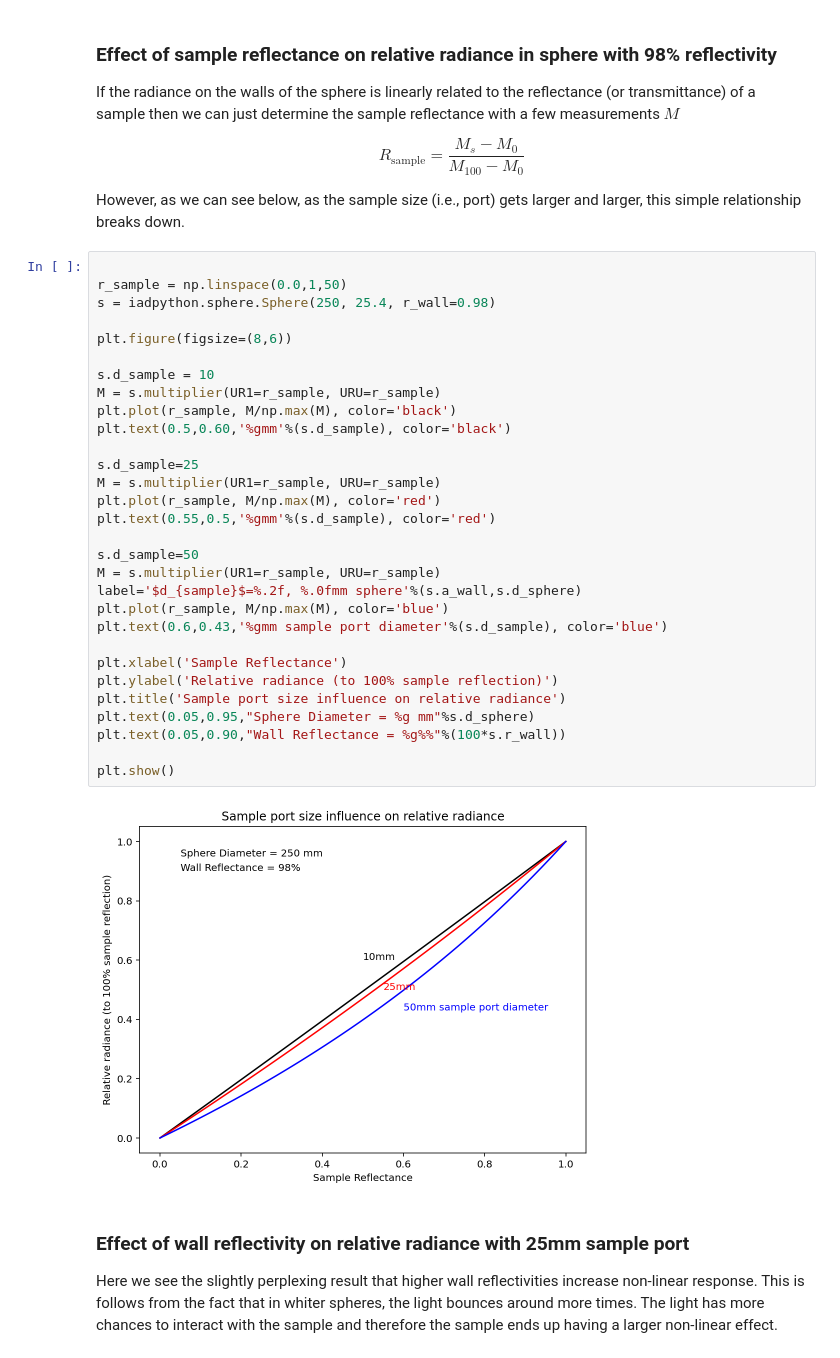
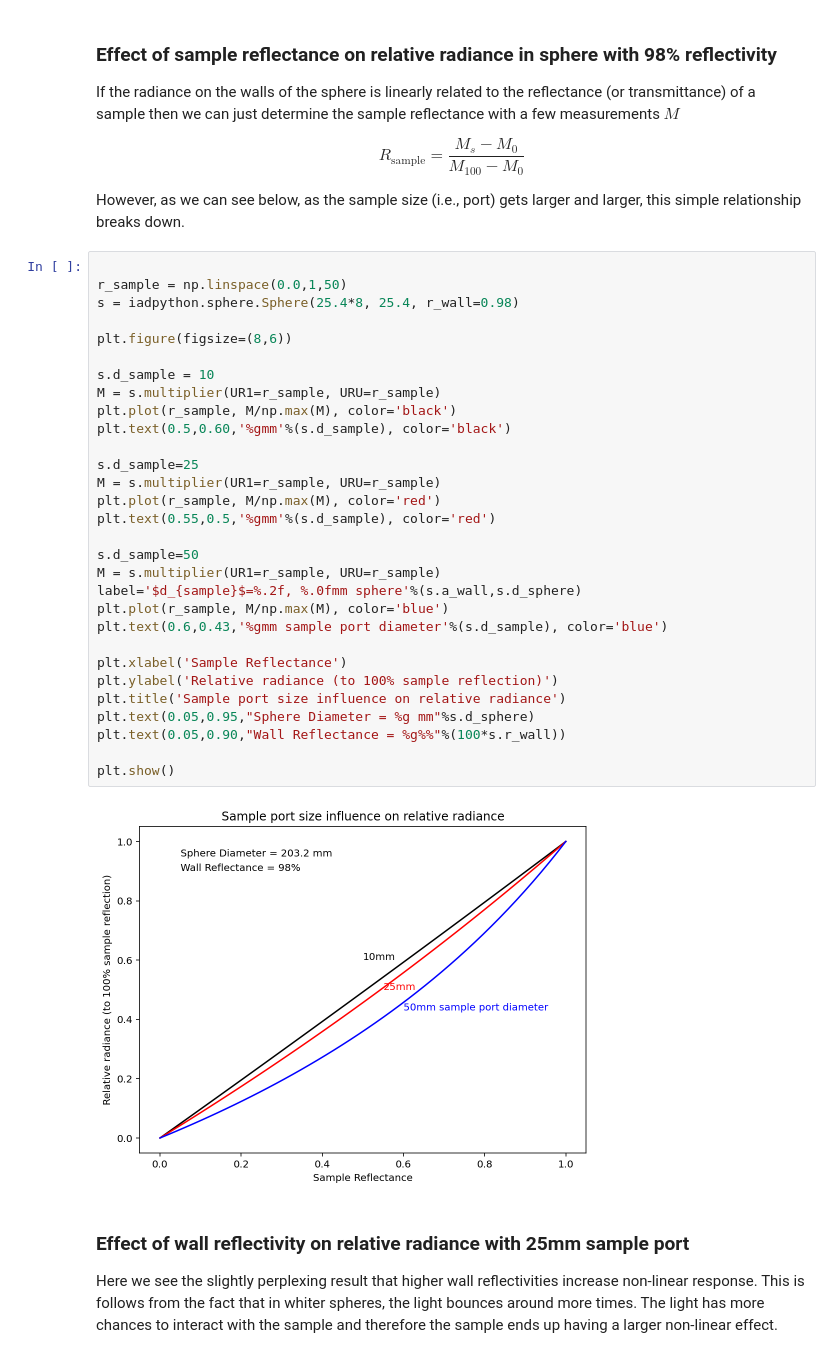
Before and after one commit to scottprahl/iadpython, a Jupyter notebook: docs/sphere.ipynb, the cells around one changed output. Drawn from its saved outputs; the diff is of its cells as text.

```diff
--- a/docs/sphere.ipynb
+++ b/docs/sphere.ipynb
@@ -280,35 +280,35 @@ However, as we can see below, as the sample size (i.e., port) gets larger and la
 # %%
 
 r_sample = np.linspace(0.0,1,50)
-s = iadpython.sphere.Sphere(250, 25.4, r_wall=0.98)
+s = iadpython.sphere.Sphere(25.4*8, 25.4, r_wall=0.98)
 
 plt.figure(figsize=(8,6))
 
 s.d_sample = 10
 M = s.multiplier(UR1=r_sample, URU=r_sample)
 plt.plot(r_sample, M/np.max(M), color='black')
 plt.text(0.5,0.60,'%gmm'%(s.d_sample), color='black')
 
 s.d_sample=25
 M = s.multiplier(UR1=r_sample, URU=r_sample)
 plt.plot(r_sample, M/np.max(M), color='red')
 plt.text(0.55,0.5,'%gmm'%(s.d_sample), color='red')
 
 s.d_sample=50
 M = s.multiplier(UR1=r_sample, URU=r_sample)
 label='$d_{sample}$=%.2f, %.0fmm sphere'%(s.a_wall,s.d_sphere)
 plt.plot(r_sample, M/np.max(M), color='blue')
 plt.text(0.6,0.43,'%gmm sample port diameter'%(s.d_sample), color='blue')
 
 plt.xlabel('Sample Reflectance')
 plt.ylabel('Relative radiance (to 100% sample reflection)')
 plt.title('Sample port size influence on relative radiance')
 plt.text(0.05,0.95,"Sphere Diameter = %g mm"%s.d_sphere)
 plt.text(0.05,0.90,"Wall Reflectance = %g%%"%(100*s.r_wall))
 
 plt.show()
 # %% [output]
-[figure, old version]
+[figure, new version]
 # %% [markdown]
 ### Effect of wall reflectivity on relative radiance with 25mm sample port
 
```
Also changed, not shown: parts of 1 cell of this notebook.
